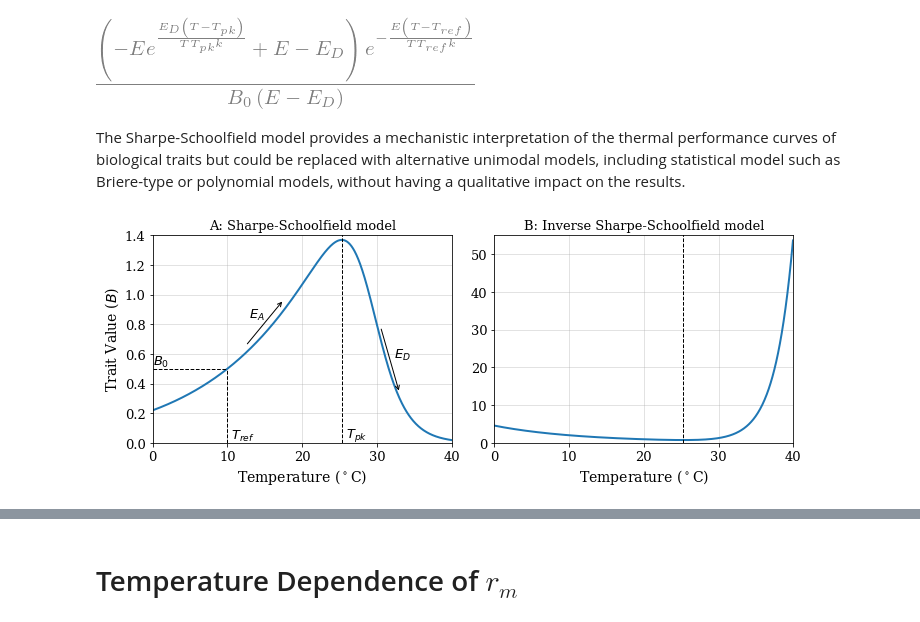
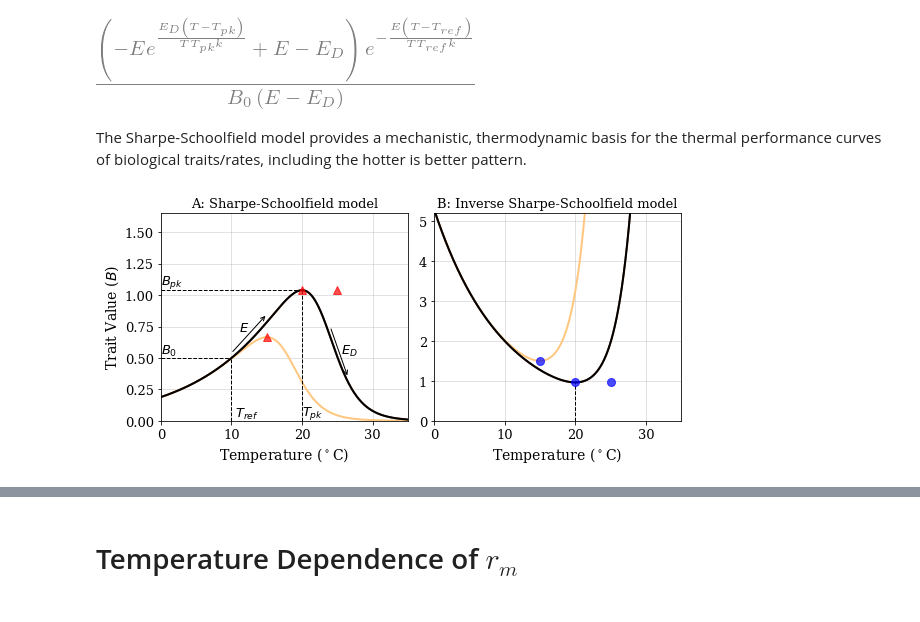
Before and after one commit to EcoEngLab/TraitMismatchPaper-main, a Jupyter notebook: code/TraitMismatch_SI.ipynb, the cells around one changed output, grey strips where cells are left out. Drawn from its saved outputs; the diff is of its cells as text; code cells hidden in the pictures.

Commit message:
Updated trait mismatch modelling results and jupyter nb

```diff
--- a/code/TraitMismatch_SI.ipynb
+++ b/code/TraitMismatch_SI.ipynb
@@ -271,70 +275,95 @@ B_inv = simplify(1/B); B_inv
 # %% [output]
 [figure]
 # %% [markdown]
-The Sharpe-Schoolfield model provides a mechanistic interpretation of the thermal performance curves of biological traits but could be replaced with alternative unimodal models, including statistical model such as Briere-type or polynomial models, without having a qualitative impact on the results.
+The Sharpe-Schoolfield model provides a mechanistic, thermodynamic basis for the thermal performance curves of biological traits/rates, including the hotter is better pattern.
 # %%
 # Assign generic parameter values
 k_par = 8.617 * 10**-5
-E_par = .55
+E_par = .65
 E_D_par = 4
-T_pk_par = 25.3
+T_pk_par = 20
 T_ref_par = 10+273.15
 B_0_par = 0.5
 # %%
-T_vec = 273.15+np.arange(0, 40, 0.05) #Vector of temperatures
+T_vec = 273.15+np.arange(0, 35, 0.05) #Vector of temperatures
 
 B_lam = lambdify((B_0, E, T_pk, T_ref, E_D,k,T), B, np)
-B_vec = B_lam(B_0_par,E_par,T_pk_par+273.15,T_ref_par,E_D_par,k_par,T_vec)
+B_vec0 = B_lam(B_0_par,E_par,T_pk_par-5+273.15,T_ref_par,E_D_par,k_par,T_vec)
+B_vec1 = B_lam(B_0_par,E_par,T_pk_par+273.15,T_ref_par,E_D_par,k_par,T_vec)
+B_vec2 = B_lam(B_0_par,E_par,T_pk_par+273.15,T_ref_par,E_D_par,k_par,T_vec)
 
 B_inv_lam = lambdify((B_0, E, T_pk, T_ref, E_D,k,T), B_inv, np)
-B_inv_vec = B_inv_lam(B_0_par,E_par,T_pk_par+273.15,T_ref_par,E_D_par,k_par,T_vec)
+B_inv_vec0 = B_inv_lam(B_0_par,E_par,T_pk_par-5+273.15,T_ref_par,E_D_par,k_par,T_vec)
+B_inv_vec1 = B_inv_lam(B_0_par,E_par,T_pk_par+273.15,T_ref_par,E_D_par,k_par,T_vec)
+B_inv_vec2 = B_inv_lam(B_0_par,E_par,T_pk_par+273.15,T_ref_par,E_D_par,k_par,T_vec)
 
-fig = plt.figure(figsize=(10, 4)); ax = fig.add_subplot(121)
+fig = plt.figure(figsize=(8.5, 4)); ax = fig.add_subplot(121)
 
-ax.plot(T_vec-273.15, B_vec, linewidth=2);
+cm = plt.cm.copper_r(np.linspace(0, 1, 3))
+ax.set_prop_cycle('color',cm)
 
-ax.annotate(s='', xy=(T_vec[250]-273.15,B_vec[250]*1.08), xytext=(T_vec[350]-273.15,B_vec[350]*1.08), arrowprops=dict(arrowstyle='<-'))
-ax.text(T_vec[300]-273.15, B_vec[300]*1.1, ' $E_A$',  horizontalalignment='right', verticalalignment='bottom', fontsize=13)
+ax.plot(T_vec-273.15, B_vec0, linewidth=2)
+ax.plot(T_vec-273.15, B_vec1, linewidth=2)
+ax.plot(T_vec-273.15, B_vec2, linewidth=2)
 
-ax.annotate(s='', xy=(T_vec[610]-273.15,B_vec[610]*1.12), xytext=(T_vec[660]-273.15,B_vec[660]*1.12), arrowprops=dict(arrowstyle='<-'))
-ax.text(T_vec[635]-273.15, B_vec[635]*1.15, ' $E_D$',  horizontalalignment='left', verticalalignment='bottom', fontsize=13)
+ax.annotate(s='', xy=(T_vec[200]-273.15,B_vec1[200]*1.08), xytext=(T_vec[300]-273.15,B_vec1[300]*1.08), arrowprops=dict(arrowstyle='<-'))
+ax.text(T_vec[250]-273.15, B_vec1[250]*1.1, '$E$', horizontalalignment='right', verticalalignment='bottom', fontsize=13)
 
-ax.plot([T_pk_par, T_pk_par], [0,ax.get_ylim()[1]], color='k', linestyle='--', linewidth=1)
-ax.text(T_pk_par, 0, ' $T_{pk}$',  horizontalalignment='left', verticalalignment='bottom', fontsize=13)
+ax.annotate(s='', xy=(T_vec[480]-273.15,B_vec1[480]*1.12), xytext=(T_vec[530]-273.15,B_vec1[530]*1.12), arrowprops=dict(arrowstyle='<-'))
+ax.text(T_vec[510]-273.15, B_vec1[510]*1.15, '$E_D$', horizontalalignment='left', verticalalignment='bottom', fontsize=13)
+
+ax.plot([T_pk_par, T_pk_par], [0,max(B_vec1)], color='k', linestyle='--', linewidth=1)
+ax.text(T_pk_par, 0, '$T_{pk}$',  horizontalalignment='left', verticalalignment='bottom', fontsize=13)
+
+ax.plot([0,T_pk_par], [max(B_vec1), max(B_vec1)], color='k', linestyle='--', linewidth=1)
+ax.text(0, max(B_vec1), '$B_{pk}$',  horizontalalignment='left', verticalalignment='bottom', fontsize=13)
 
 ax.plot([0,10], [B_0_par, B_0_par], color='k', linestyle='--', linewidth=1)
 ax.plot([10, 10], [0, B_0_par], color='k', linestyle='--', linewidth=1)
 ax.text(0, B_0_par, '$B_0$',  horizontalalignment='left', verticalalignment='bottom', fontsize=13)
 ax.text(10, 0, ' $T_{ref}$',  horizontalalignment='left', verticalalignment='bottom', fontsize=13)
+
+plt.plot(T_pk_par-5, max(B_vec0), marker='^', markersize=8, color="red",alpha = 0.7)
+plt.plot(T_pk_par, max(B_vec1), marker='^', markersize=8, color="red",alpha = 0.7)
+plt.plot(T_pk_par+5, max(B_vec2), marker='^', markersize=8, color="red",alpha = 0.7)
+
 ax.set_title('A: Sharpe-Schoolfield model', fontsize=13);
 ax.set_xlabel('Temperature ($^\circ$C)', fontsize=14);
 ax.set_ylabel('Trait Value ($B$)', fontsize=14)
 ax.tick_params(axis='x', labelsize=13);
 ax.tick_params(axis='y', labelsize=13);
-ax.set_xlim(0,40); ax.set_ylim(0,1.4);
+ax.set_xlim(0,35); ax.set_ylim(0,1.65);
 
-#ax.text(sc.amin(T_vec-273.15)+2, sc.amax(B_vec),
+#ax.text(sc.amin(T_vec-273.15)+2, sc.amax(B_vec1),
 #        '$B_0 = ' + str(B_0_par)+'$ \n'+
 #        '$E = ' + str(E_par)+'$ \n'+
 #        '$T_{pk} = ' + str(T_pk_par)+'$ \n'+
 #        '$E_D = ' + str(E_D_par)+'$ \n',
 #        horizontalalignment='left', verticalalignment='top', fontsize=13)
 
 ax = fig.add_subplot(122)
-ax.plot(T_vec-273.15, B_inv_vec, linewidth=2);
-ax.plot([T_pk_par, T_pk_par], [0,ax.get_ylim()[1]], color='k', linestyle='--', linewidth=1)
+ax.set_prop_cycle('color',cm)
+ax.plot(T_vec-273.15, B_inv_vec0, linewidth=2)
+ax.plot(T_vec-273.15, B_inv_vec1, linewidth=2)
+ax.plot(T_vec-273.15, B_inv_vec2, linewidth=2)
+ax.plot([T_pk_par, T_pk_par], [0,min(B_inv_vec1)], color='k', linestyle='--', linewidth=1)
+
+plt.plot(T_pk_par-5, min(B_inv_vec0), marker='o', markersize=8, color="blue",alpha = 0.7)
+plt.plot(T_pk_par, min(B_inv_vec1), marker='o', markersize=8, color="blue",alpha = 0.7)
+plt.plot(T_pk_par+5, min(B_inv_vec2), marker='o', markersize=8, color="blue",alpha = 0.7)
+
+
 ax.set_title('B: Inverse Sharpe-Schoolfield model', fontsize=13);
 ax.set_xlabel('Temperature ($^\circ$C)', fontsize=14);
 ax.tick_params(axis='x', labelsize=13);
 ax.tick_params(axis='y', labelsize=13);
-ax.set_xlim(0,40); ax.set_ylim(0,55);
-
+ax.set_xlim(0,35); ax.set_ylim(0,5.2);
 
 fig.tight_layout()
 
 plt.savefig('../results/TPCModel.pdf')
 # %% [output]
-[figure, old version]
+[figure, new version]
 # %% [markdown]
 ## Thermal Performance Curve (TPC) parameterizations of life history traits
 
```
Also changed, not shown: parts of 47 cells of this notebook, 14 other files.
